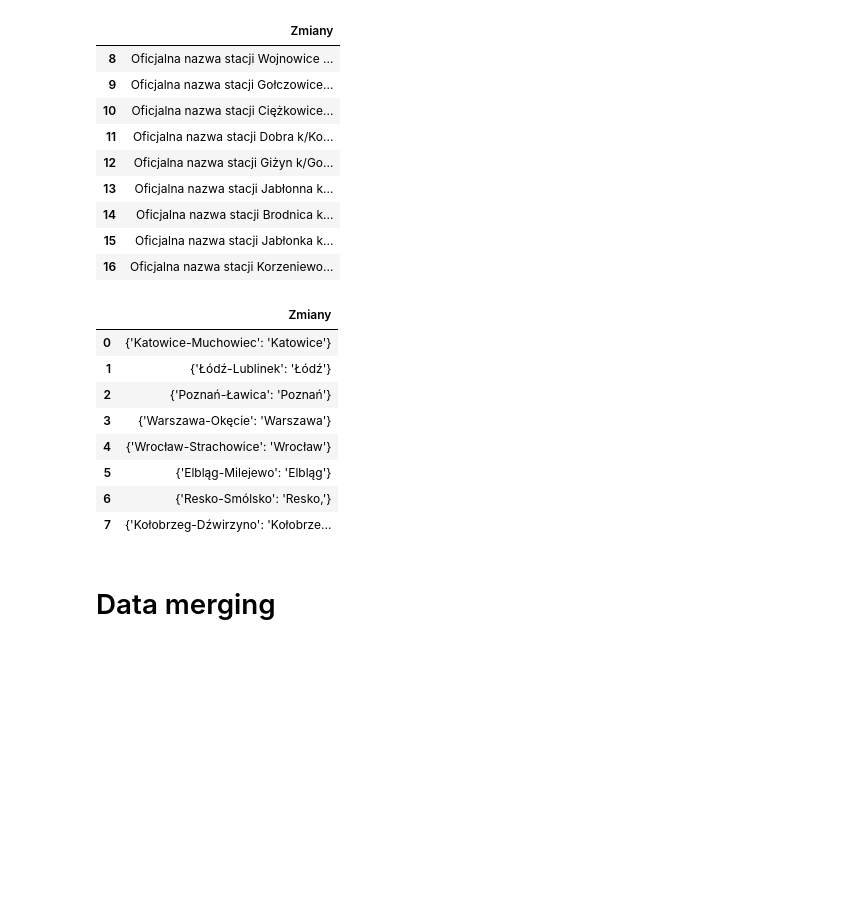
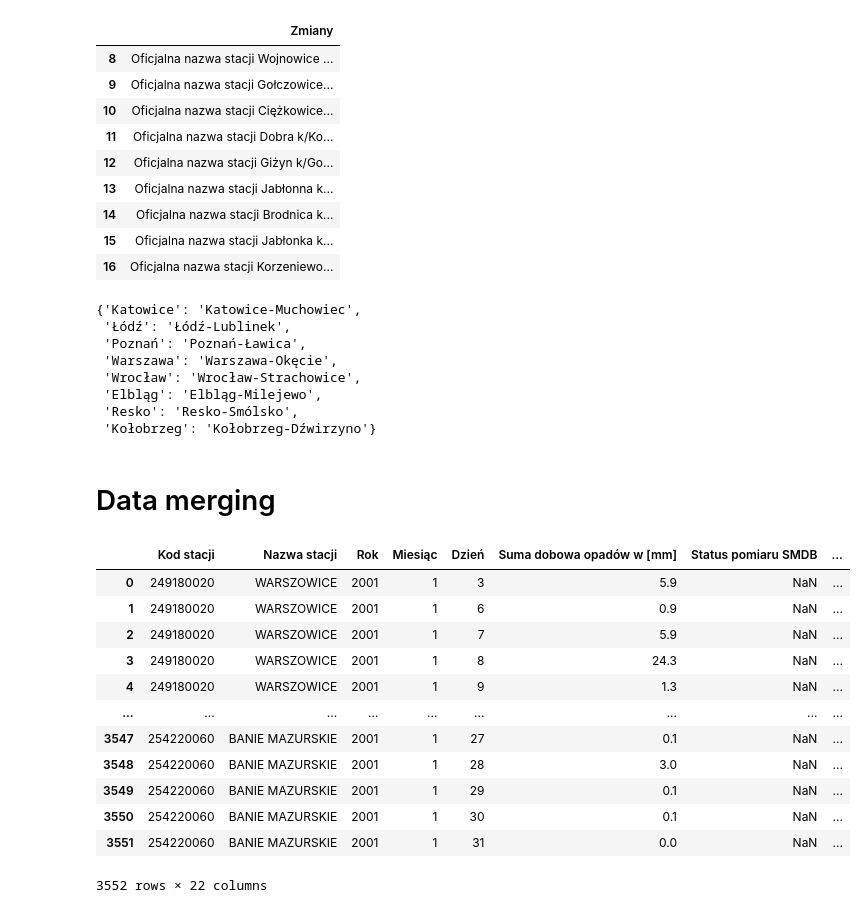
Before and after one commit to adis92202/precipitation_analysis, a Jupyter notebook: notebooks/data_ingestion.ipynb, the cells around one changed output. Saved outputs shown, nothing was run; the diff lists cells and outputs as text; code cells hidden in the pictures; blank space fills up the shorter version.

Commit message:
Merged data, trying to transfrom to geodataframe

```diff
--- a/notebooks/data_ingestion.ipynb
+++ b/notebooks/data_ingestion.ipynb
@@ -134,28 +135,54 @@ changes_ofc
 | 15 | Oficjalna nazwa stacji Jabłonka k... |
 | 16 | Oficjalna nazwa stacji Korzeniewo... |
 # %%
-def create_station_dict(station_name):
-    words = station_name.split()
-    # Searching for first occurance of "Stacja"
-    first_station_index = words.index("Stacja")
-    # Second occurance of "stacja"
-    second_station_index = words.index("stacja", first_station_index + 1)
-    # Creating dictionary
-    station_dict = {words[first_station_index + 1]: words[second_station_index + 1]}
+# Transforming changes to be usable in a map() function
+def create_station_dict(station_names):
+    station_dict = dict()
+    for station_name in station_names:
+        words = station_name.split()
+        # Searching for first occurance of "Stacja"
+        first_station_index = words.index("Stacja")
+        # Second occurance of "stacja"
+        second_station_index = words.index("stacja", first_station_index + 1)
+        # Filling dictionary
+        station_dict[words[second_station_index + 1].rstrip(",")] = words[
+            first_station_index + 1
+        ].rstrip(",")
     return station_dict
 
 
-changes_not_ofc.iloc[:, 0] = changes_not_ofc["Zmiany"].apply(create_station_dict)
-changes_not_ofc
+changes_not_ofc_dict = create_station_dict(changes_not_ofc["Zmiany"].values)
+changes_not_ofc_dict
 # %% [output]
-|  | Zmiany |
-| 0 | {'Katowice-Muchowiec': 'Katowice'} |
-| 1 | {'Łódź-Lublinek': 'Łódź'} |
-| 2 | {'Poznań-Ławica': 'Poznań'} |
-| 3 | {'Warszawa-Okęcie': 'Warszawa'} |
-| 4 | {'Wrocław-Strachowice': 'Wrocław'} |
-| 5 | {'Elbląg-Milejewo': 'Elbląg'} |
-| 6 | {'Resko-Smólsko': 'Resko,'} |
-| 7 | {'Kołobrzeg-Dźwirzyno': 'Kołobrze... |
+{'Katowice': 'Katowice-Muchowiec',
+ 'Łódź': 'Łódź-Lublinek',
+ 'Poznań': 'Poznań-Ławica',
+ 'Warszawa': 'Warszawa-Okęcie',
+ 'Wrocław': 'Wrocław-Strachowice',
+ 'Elbląg': 'Elbląg-Milejewo',
+ 'Resko': 'Resko-Smólsko',
+ 'Kołobrzeg': 'Kołobrzeg-Dźwirzyno'}
 # %% [markdown]
 # Data merging
+# %%
+# Mapping possible changes
+precip["Nazwa stacji"] = (
+    precip["Nazwa stacji"].map(changes_not_ofc_dict).fillna(precip["Nazwa stacji"])
+)
+# %%
+merged_df = precip.merge(stations, how="inner", left_on="Kod stacji", right_on="ID")
+merged_df
+# %% [output]
+|  | Kod stacji | Nazwa stacji | Rok | Miesiąc | Dzień | Suma dobowa opadów w [mm] | Status pomiaru SMDB | ... |
+| 0 | 249180020 | WARSZOWICE | 2001 | 1 | 3 | 5.9 | NaN | ... |
+| 1 | 249180020 | WARSZOWICE | 2001 | 1 | 6 | 0.9 | NaN | ... |
+| 2 | 249180020 | WARSZOWICE | 2001 | 1 | 7 | 5.9 | NaN | ... |
+| 3 | 249180020 | WARSZOWICE | 2001 | 1 | 8 | 24.3 | NaN | ... |
+| 4 | 249180020 | WARSZOWICE | 2001 | 1 | 9 | 1.3 | NaN | ... |
+| ... | ... | ... | ... | ... | ... | ... | ... | ... |
+| 3547 | 254220060 | BANIE MAZURSKIE | 2001 | 1 | 27 | 0.1 | NaN | ... |
+| 3548 | 254220060 | BANIE MAZURSKIE | 2001 | 1 | 28 | 3.0 | NaN | ... |
+| 3549 | 254220060 | BANIE MAZURSKIE | 2001 | 1 | 29 | 0.1 | NaN | ... |
+| 3550 | 254220060 | BANIE MAZURSKIE | 2001 | 1 | 30 | 0.1 | NaN | ... |
+| 3551 | 254220060 | BANIE MAZURSKIE | 2001 | 1 | 31 | 0.0 | NaN | ... |
+3552 rows × 22 columns
```
Also changed, not shown: parts of 2 cells of this notebook.
